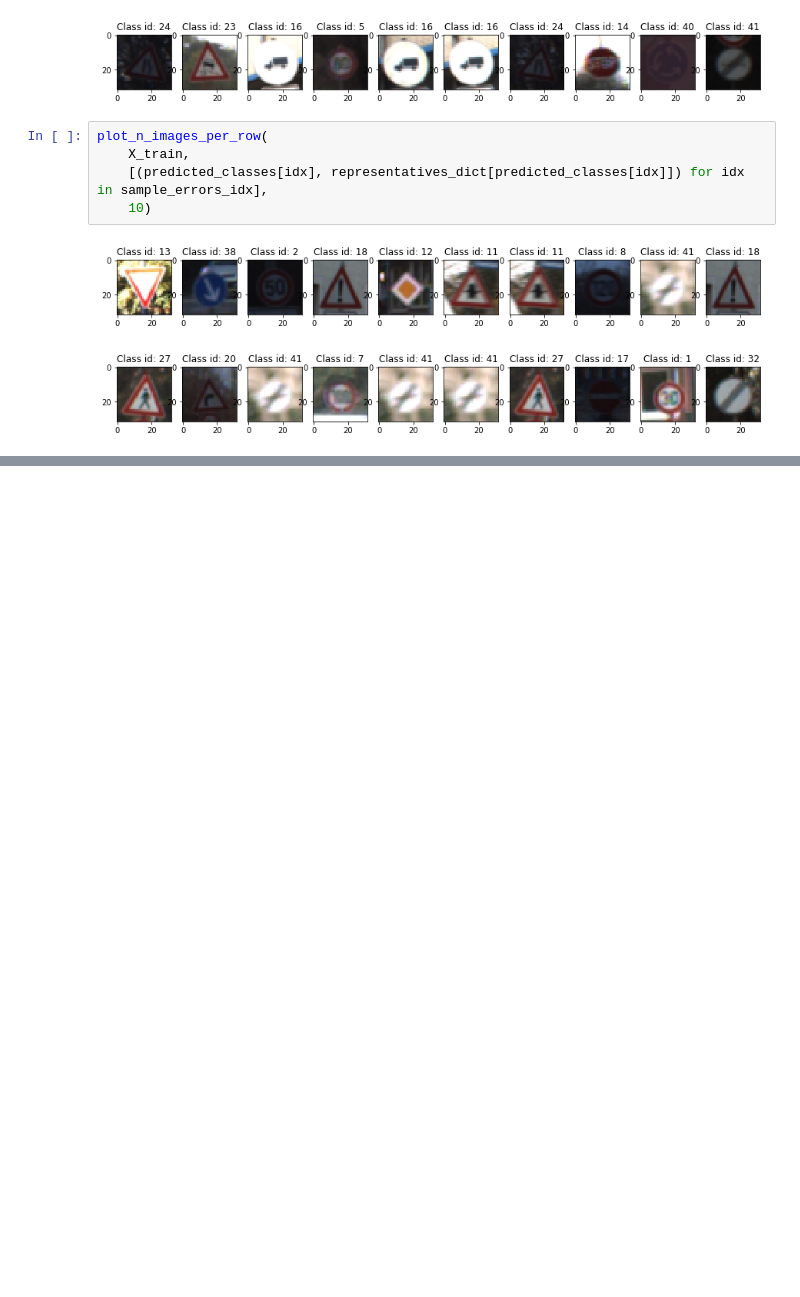
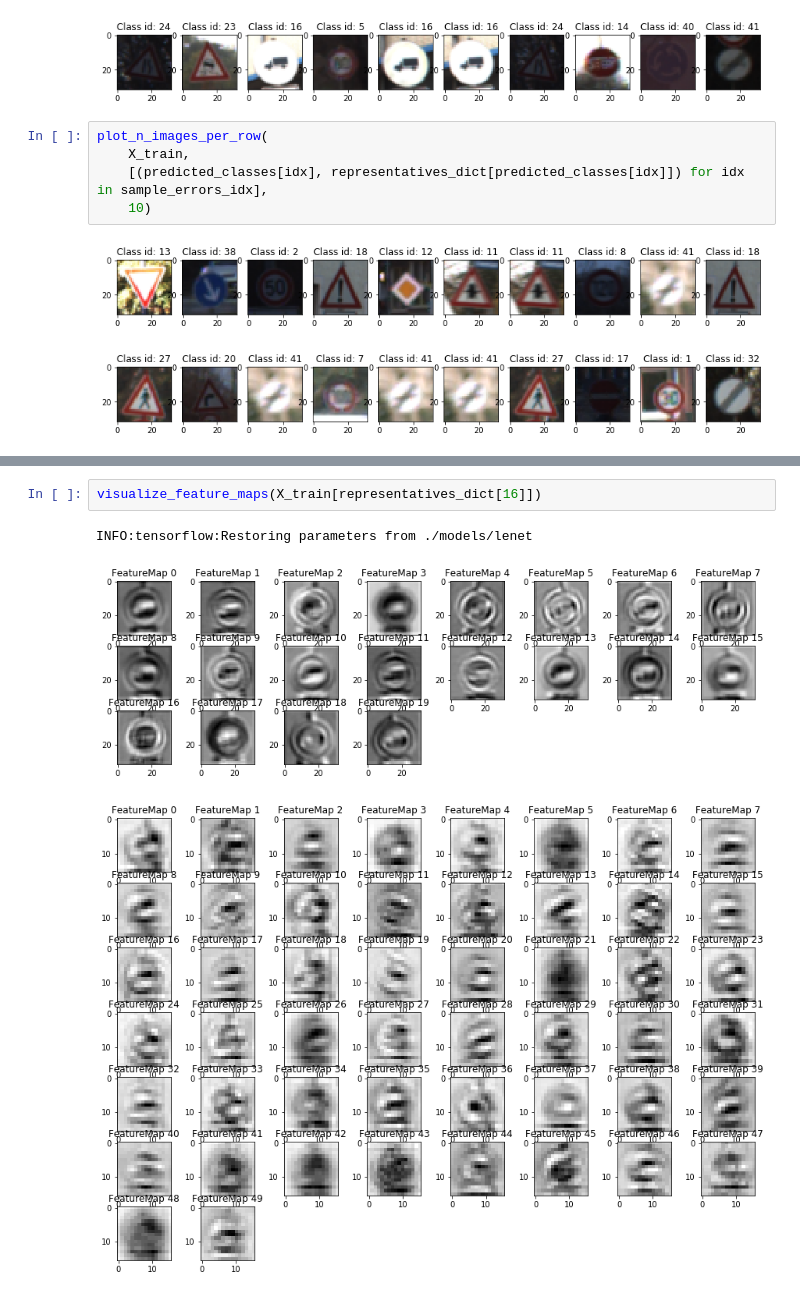
Before and after one commit to koulakis/CarND-Traffic-Sign-Classifier-Project, a Jupyter notebook: Traffic_Sign_Classifier.ipynb, the cells around one changed output, grey strips where cells are left out. Drawn from its saved outputs; the diff is of its cells as text; blank space fills up the shorter version.

```diff
--- a/Traffic_Sign_Classifier.ipynb
+++ b/Traffic_Sign_Classifier.ipynb
@@ -610,0 +616,6 @@ plot_n_images_per_row(
+# %%
+visualize_feature_maps(X_train[representatives_dict[16]])
+# %% [output]
+INFO:tensorflow:Restoring parameters from ./models/lenet
+[figure, added]
+[figure, added]
```
Also changed, not shown: parts of 4 cells of this notebook.
